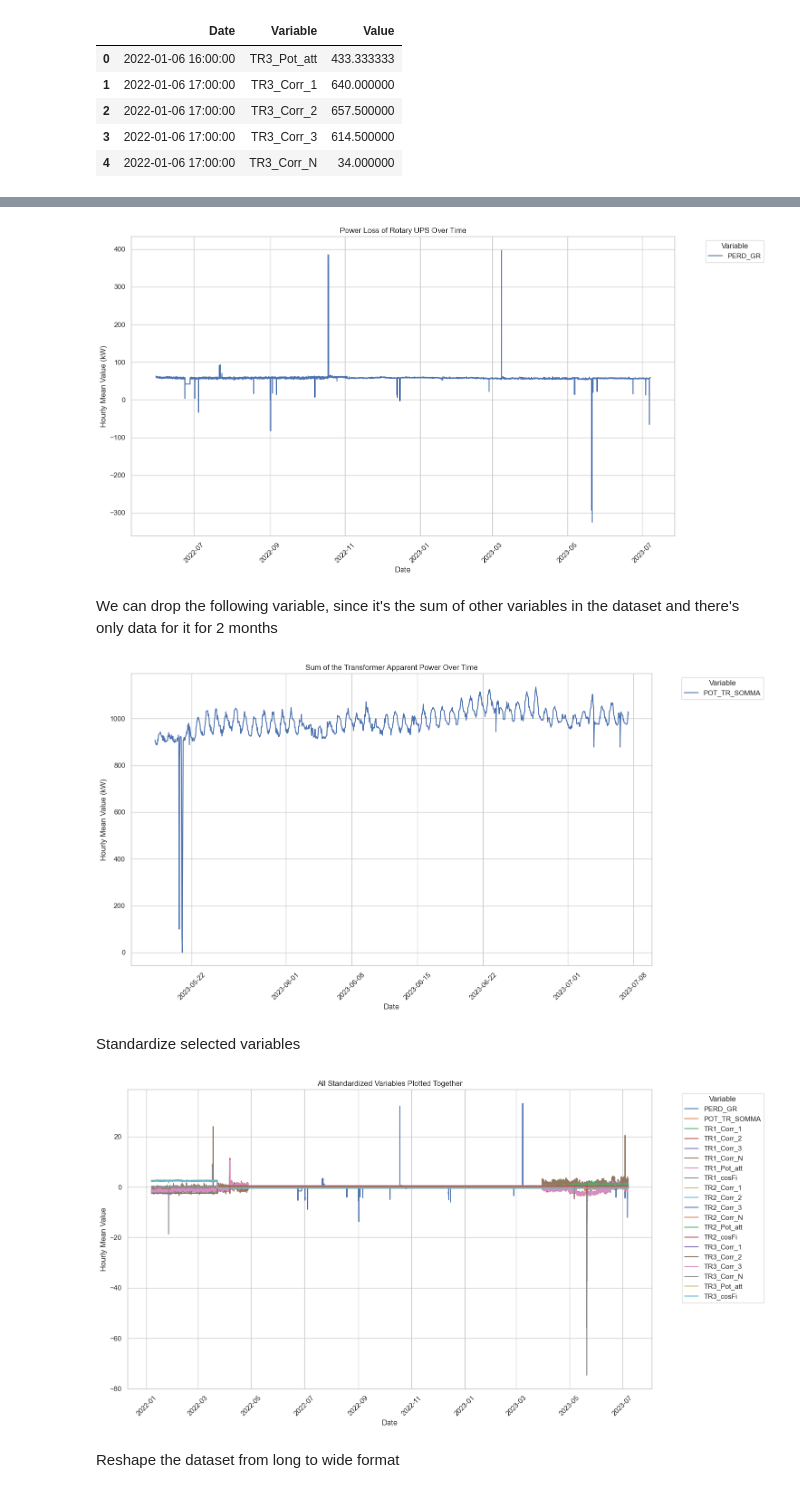
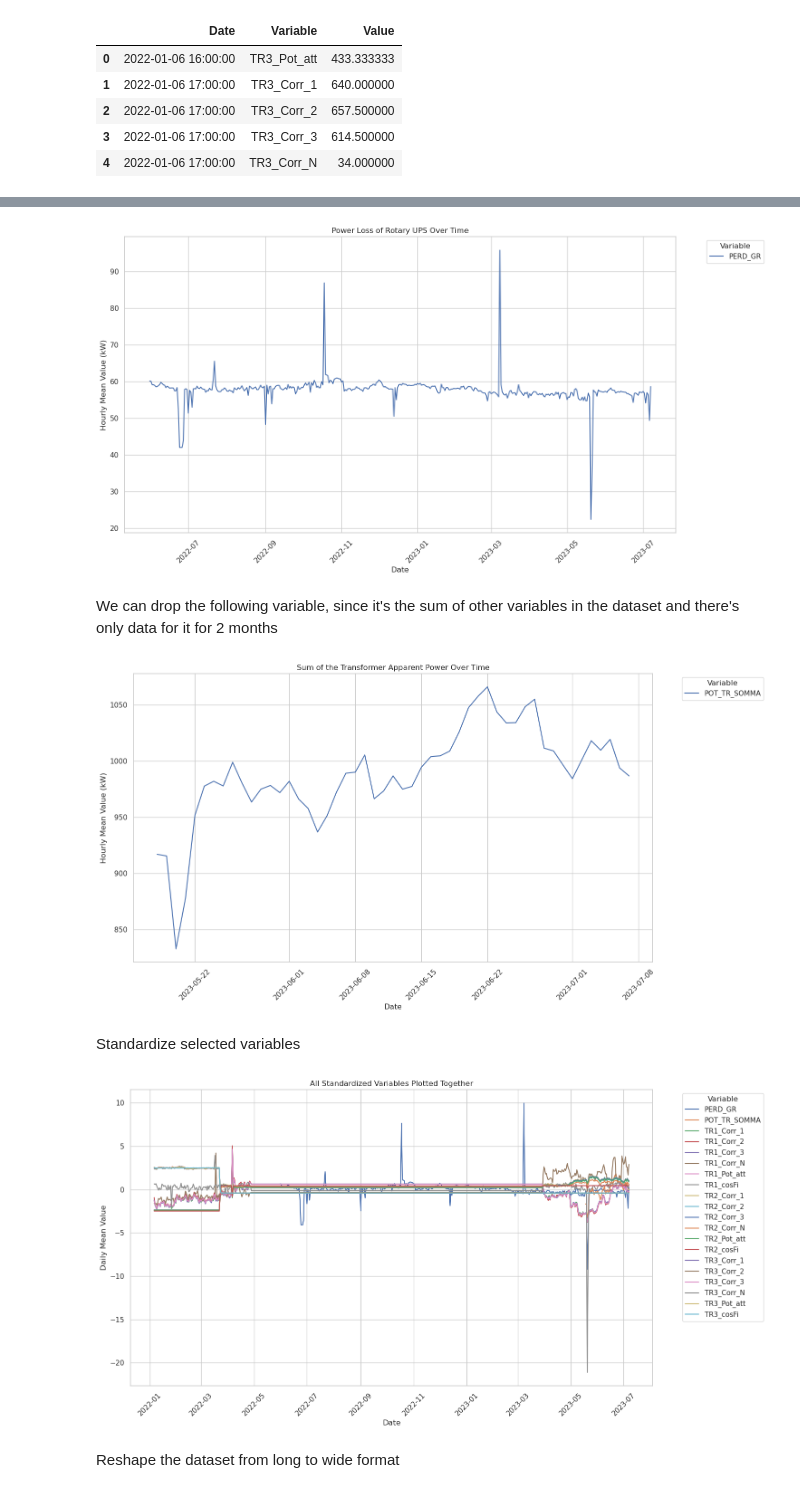
Before and after one commit to Matt17BR/ml4ds2324_cluster_analysis, a Jupyter notebook: scripts/exploratory_data_analysis.ipynb, the cells around one changed output, grey strips where cells are left out. Cells and saved outputs as stored; diff of their text form; code cells hidden in the pictures.

```diff
--- a/scripts/exploratory_data_analysis.ipynb
+++ b/scripts/exploratory_data_analysis.ipynb
@@ -65,11 +85,11 @@ sns.set(style="whitegrid")
 # Plotting the mean value for each variable per day
 plt.figure(figsize=(15, 8))
 
-variables = data_hourly_mean['Variable'].unique()
+variables = data_day_mean['Variable'].unique()
 
 corr123_variables = [var for var in variables if var.startswith('TR') and 'Corr' in var and not var.endswith('N')]
 for variable in corr123_variables:
-    subset = data_hourly_mean[data_hourly_mean['Variable'] == variable]
+    subset = data_day_mean[data_day_mean['Variable'] == variable]
     plt.plot(subset['Date'], subset['Value'], label=variable)
 
 plt.xlabel('Date')
@@ -88,7 +108,7 @@ plt.figure(figsize=(15, 8))
 
 trN_variables = [var for var in variables if var.startswith('TR') and var.endswith('N')]
 for variable in trN_variables:
-    subset = data_hourly_mean[data_hourly_mean['Variable'] == variable]
+    subset = data_day_mean[data_day_mean['Variable'] == variable]
     plt.plot(subset['Date'], subset['Value'], label=variable)
 
 plt.xlabel('Date')
@@ -107,7 +127,7 @@ plt.figure(figsize=(15, 8))
 
 pot_variables = [var for var in variables if 'Pot_att' in var]
 for variable in pot_variables:
-    subset = data_hourly_mean[data_hourly_mean['Variable'] == variable]
+    subset = data_day_mean[data_day_mean['Variable'] == variable]
     plt.plot(subset['Date'], subset['Value'], label=variable)
 
 plt.xlabel('Date')
@@ -126,7 +146,7 @@ plt.figure(figsize=(15, 8))
 
 cosfi = [var for var in variables if var.endswith('cosFi')]
 for variable in cosfi:
-    subset = data_hourly_mean[data_hourly_mean['Variable'] == variable]
+    subset = data_day_mean[data_day_mean['Variable'] == variable]
     plt.plot(subset['Date'], subset['Value'], label=variable)
 
 plt.xlabel('Date')
@@ -143,7 +163,7 @@ plt.show()
 # Plotting the mean value for each variable per day
 plt.figure(figsize=(15, 8))
 
-perd_gr = data_hourly_mean[data_hourly_mean['Variable'] == 'PERD_GR']
+perd_gr = data_day_mean[data_day_mean['Variable'] == 'PERD_GR']
 plt.plot(perd_gr['Date'], perd_gr['Value'], label='PERD_GR')
 
 plt.xlabel('Date')
@@ -155,14 +175,14 @@ plt.tight_layout()
 
 plt.show()
 # %% [output]
-[figure, old version]
+[figure, new version]
 # %% [markdown]
 We can drop the following variable, since it's the sum of other variables in the dataset and there's only data for it for 2 months
 # %%
 # Plotting the mean value for each variable per day
 plt.figure(figsize=(15, 8))
 
-somma = data_hourly_mean[data_hourly_mean['Variable'] == 'POT_TR_SOMMA']
+somma = data_day_mean[data_day_mean['Variable'] == 'POT_TR_SOMMA']
 plt.plot(somma['Date'], somma['Value'], label='POT_TR_SOMMA')
 
 plt.xlabel('Date')
@@ -174,7 +194,7 @@ plt.tight_layout()
 
 plt.show()
 # %% [output]
-[figure, old version]
+[figure, new version]
 # %% [markdown]
 Standardize selected variables
 # %%
@@ -182,38 +202,42 @@ from sklearn.preprocessing import StandardScaler
 
 # Grouping the data by 'Variable'
 grouped_data = data_hourly_mean.groupby('Variable')
+grouped_data_daily = data_day_mean.groupby('Variable')
 
 # Initializing an empty dataframe to hold the standardized data
 standardized_data = pd.DataFrame()
+standardized_data_daily = pd.DataFrame()
 
 scaler = StandardScaler()
 
 # Standardizing the 'Value' for each group
 for name, group in grouped_data:
     group['Standardized Value'] = scaler.fit_transform(group[['Value']])
     standardized_data = pd.concat([standardized_data, group])
 
-standardized_data
+for name, group in grouped_data_daily:
+    group['Standardized Value'] = scaler.fit_transform(group[['Value']])
+    standardized_data_daily = pd.concat([standardized_data_daily, group])
 
 # Plotting the mean value for each variable per day
 plt.figure(figsize=(15, 8))
 
 variables = standardized_data['Variable'].unique()
 
 for variable in variables:
-    subset = standardized_data[standardized_data['Variable'] == variable]
+    subset = standardized_data_daily[standardized_data_daily['Variable'] == variable]
     plt.plot(subset['Date'], subset['Standardized Value'], label=variable)
 
 plt.xlabel('Date')
-plt.ylabel('Hourly Mean Value')
+plt.ylabel('Daily Mean Value')
 plt.title('All Standardized Variables Plotted Together')
 plt.xticks(rotation=45)
 plt.legend(title='Variable', bbox_to_anchor=(1.05, 1), loc='upper left')
 plt.tight_layout()
 
 plt.show()
 # %% [output]
-[figure, old version]
+[figure, new version]
 # %% [markdown]
 Reshape the dataset from long to wide format
 # %%
```
Also changed, not shown: parts of 14 cells of this notebook, 2 other files.
